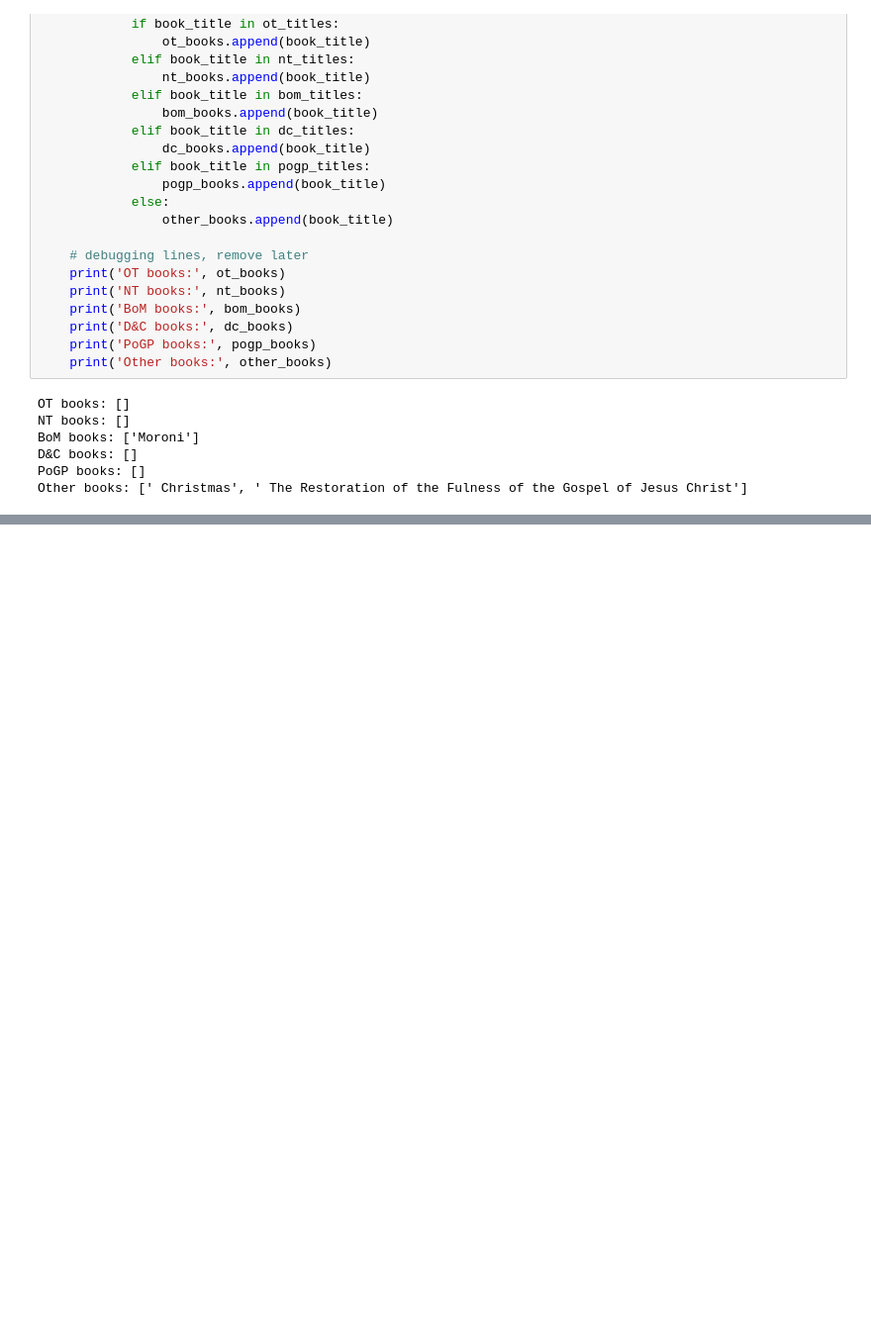
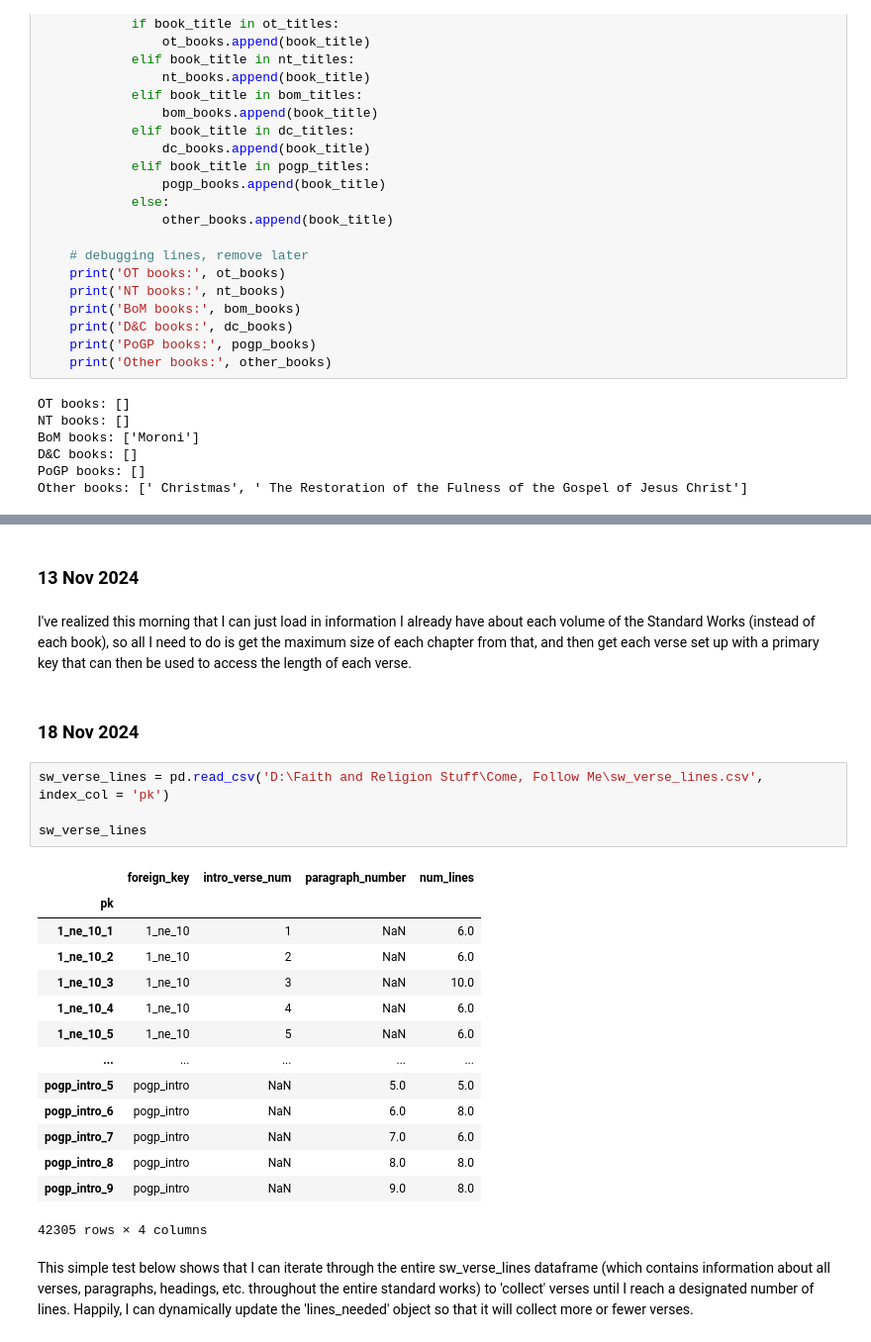
Before and after one commit to bfranx62/come-follow-me-breakdown-builder, a Jupyter notebook: Dates Webscraping Notebook.ipynb, the cells around one changed output, grey strips where cells are left out. Shown at 99% size. Drawn from its saved outputs; the diff is of its cells as text; blank space fills up the shorter version.

```diff
--- a/Dates Webscraping Notebook.ipynb
+++ b/Dates Webscraping Notebook.ipynb
@@ -1213,0 +1255,27 @@ Other books: ['The Articles of Faith and Official Declarations', ' The Family: A
+# %% [markdown]
+### 13 Nov 2024
+# %% [markdown]
+I've realized this morning that I can just load in information I already have about each volume of the Standard Works (instead of each book), so all I need to do is get the maximum size of each chapter from that, and then get each verse set up with a primary key that can then be used to access the length of each verse.
+# %% [markdown]
+### 18 Nov 2024
+# %%
+sw_verse_lines = pd.read_csv('D:\Faith and Religion Stuff\Come, Follow Me\sw_verse_lines.csv', index_col = 'pk')
+
+sw_verse_lines
+# %% [output]
+|  | foreign_key | intro_verse_num | paragraph_number | num_lines |
+| pk |  |  |  |  |
+| 1_ne_10_1 | 1_ne_10 | 1 | NaN | 6.0 |
+| 1_ne_10_2 | 1_ne_10 | 2 | NaN | 6.0 |
+| 1_ne_10_3 | 1_ne_10 | 3 | NaN | 10.0 |
+| 1_ne_10_4 | 1_ne_10 | 4 | NaN | 6.0 |
+| 1_ne_10_5 | 1_ne_10 | 5 | NaN | 6.0 |
+| ... | ... | ... | ... | ... |
+| pogp_intro_5 | pogp_intro | NaN | 5.0 | 5.0 |
+| pogp_intro_6 | pogp_intro | NaN | 6.0 | 8.0 |
+| pogp_intro_7 | pogp_intro | NaN | 7.0 | 6.0 |
+| pogp_intro_8 | pogp_intro | NaN | 8.0 | 8.0 |
+| pogp_intro_9 | pogp_intro | NaN | 9.0 | 8.0 |
+42305 rows × 4 columns
+# %% [markdown]
+This simple test below shows that I can iterate through the entire sw_verse_lines dataframe (which contains information about all verses, paragraphs, headings, etc. throughout the entire standard works) to 'collect' verses until I reach a designated number of lines. Happily, I can dynamically update the 'lines_needed' object so that it will collect more or fewer verses.
```
Also changed, not shown: parts of 11 cells of this notebook.
